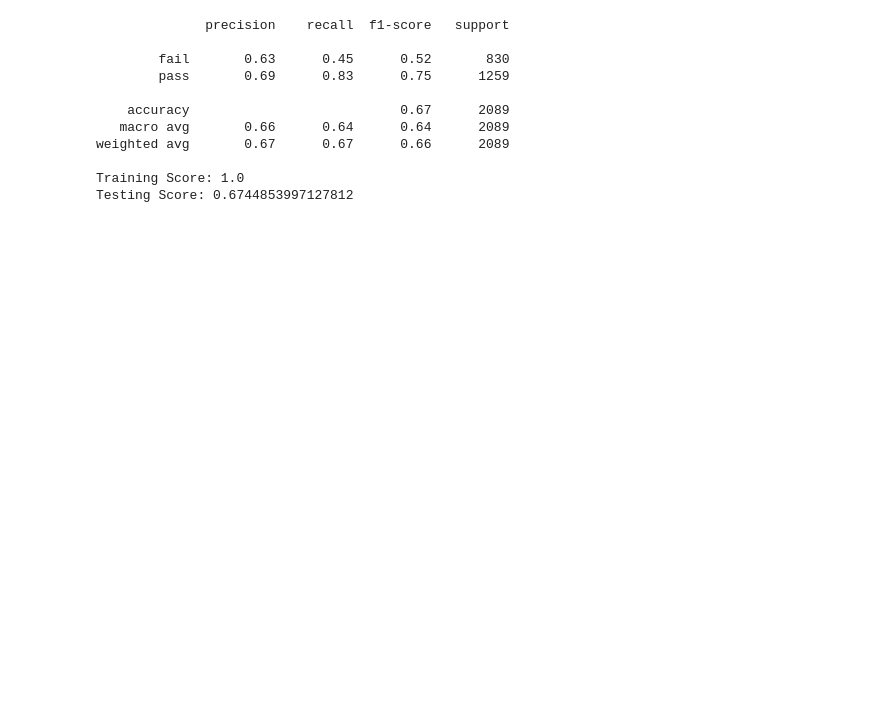
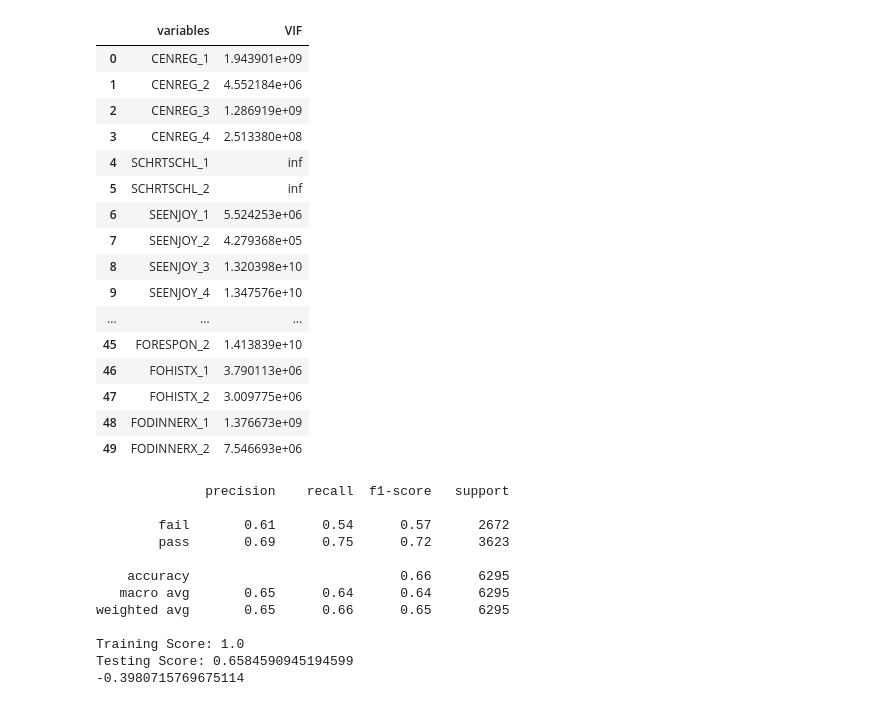
Before and after one commit to agmeadows/Student_Success_Analysis, a Jupyter notebook: Optimize/Bag_and_Boost_trials.ipynb, the cells around one changed output. Cells and saved outputs as stored; diff of their text form; code cells hidden in the pictures; blank space fills up the shorter version.

```diff
--- a/Optimize/Bag_and_Boost_trials.ipynb
+++ b/Optimize/Bag_and_Boost_trials.ipynb
@@ -88,23 +99,56 @@ allgrade_df.head()
 # %%
 # remove allgrade columns from learning_data_df
-learning_data_df = learning_data_df.drop([ 'ALLGRADEX_2',
- 'ALLGRADEX_3',
- 'ALLGRADEX_4',
- 'ALLGRADEX_5',
- 'ALLGRADEX_6',
- 'ALLGRADEX_7',
- 'ALLGRADEX_8',
- 'ALLGRADEX_9',
- 'ALLGRADEX_10',
- 'ALLGRADEX_11',
- 'ALLGRADEX_12',
- 'ALLGRADEX_13',
- 'ALLGRADEX_14',
- 'ALLGRADEX_15'], axis=1)
+#learning_data_df = learning_data_df.drop([ 'ALLGRADEX_2',
+ #'ALLGRADEX_3',
+ #'ALLGRADEX_4',
+ #'ALLGRADEX_5',
+ #'ALLGRADEX_6',
+ #'ALLGRADEX_7',
+ #'ALLGRADEX_8',
+ #'ALLGRADEX_9',
+ #'ALLGRADEX_10',
+ #'ALLGRADEX_11',
+ #'ALLGRADEX_12',
+ #'ALLGRADEX_13',
+ #'ALLGRADEX_14',
+ #'ALLGRADEX_15'], axis=1)
 # %%
 # create features
-X = learning_data_df.drop(['SEGRADES_0', 'Unnamed: 0','SEGRADES_1'], axis=1)
+X = learning_data_df.drop(['SEGRADES_0', 'SEGRADES_1'], axis=1)
 
 # create target
 y = learning_data_df['SEGRADES_1']
 target_names = ["fail", "pass"]
+# %%
+from statsmodels.stats.outliers_influence import variance_inflation_factor
+def calc_vif(X):
+
+    #calculating VIF
+    vif = pd.DataFrame()
+    vif["variables"] = X.columns
+    vif["VIF"] = [variance_inflation_factor(X.values, i) for i in range(X.shape[1])]
+
+    return(vif)
+# %%
+#X = learning_data_df.iloc[:,:-1]
+vif_df = calc_vif(X)
+# %%
+vif_df.head(50)
+# %% [output]
+|  | variables | VIF |
+| 0 | CENREG_1 | 1.943901e+09 |
+| 1 | CENREG_2 | 4.552184e+06 |
+| 2 | CENREG_3 | 1.286919e+09 |
+| 3 | CENREG_4 | 2.513380e+08 |
+| 4 | SCHRTSCHL_1 | inf |
+| 5 | SCHRTSCHL_2 | inf |
+| 6 | SEENJOY_1 | 5.524253e+06 |
+| 7 | SEENJOY_2 | 4.279368e+05 |
+| 8 | SEENJOY_3 | 1.320398e+10 |
+| 9 | SEENJOY_4 | 1.347576e+10 |
+| ... | ... | ... |
+| 45 | FORESPON_2 | 1.413839e+10 |
+| 46 | FOHISTX_1 | 3.790113e+06 |
+| 47 | FOHISTX_2 | 3.009775e+06 |
+| 48 | FODINNERX_1 | 1.376673e+09 |
+| 49 | FODINNERX_2 | 7.546693e+06 |
@@ -121,18 +175,20 @@ y_pred = clf.predict(X_test_scaled)
 print(classification_report(y_test, y_pred, target_names=target_names))
 print(f'Training Score: {clf.score(X_train_scaled, y_train)}')
 print(f'Testing Score: {clf.score(X_test_scaled, y_test)}')
+print(r2_score(y_test, y_pred))
 # %% [output]
               precision    recall  f1-score   support
 
-        fail       0.63      0.45      0.52       830
-        pass       0.69      0.83      0.75      1259
+        fail       0.61      0.54      0.57      2672
+        pass       0.69      0.75      0.72      3623
 
-    accuracy                           0.67      2089
-   macro avg       0.66      0.64      0.64      2089
-weighted avg       0.67      0.67      0.66      2089
+    accuracy                           0.66      6295
+   macro avg       0.65      0.64      0.64      6295
+weighted avg       0.65      0.66      0.65      6295
 
 Training Score: 1.0
-Testing Score: 0.6744853997127812
+Testing Score: 0.6584590945194599
+-0.3980715769675114
 # %%
 # Extremely Random Tree Classifier
 clf = ExtraTreesClassifier(random_state=42).fit(X_train_scaled, y_train)
```
Also changed, not shown: parts of 12 cells of this notebook, 11 other files.
